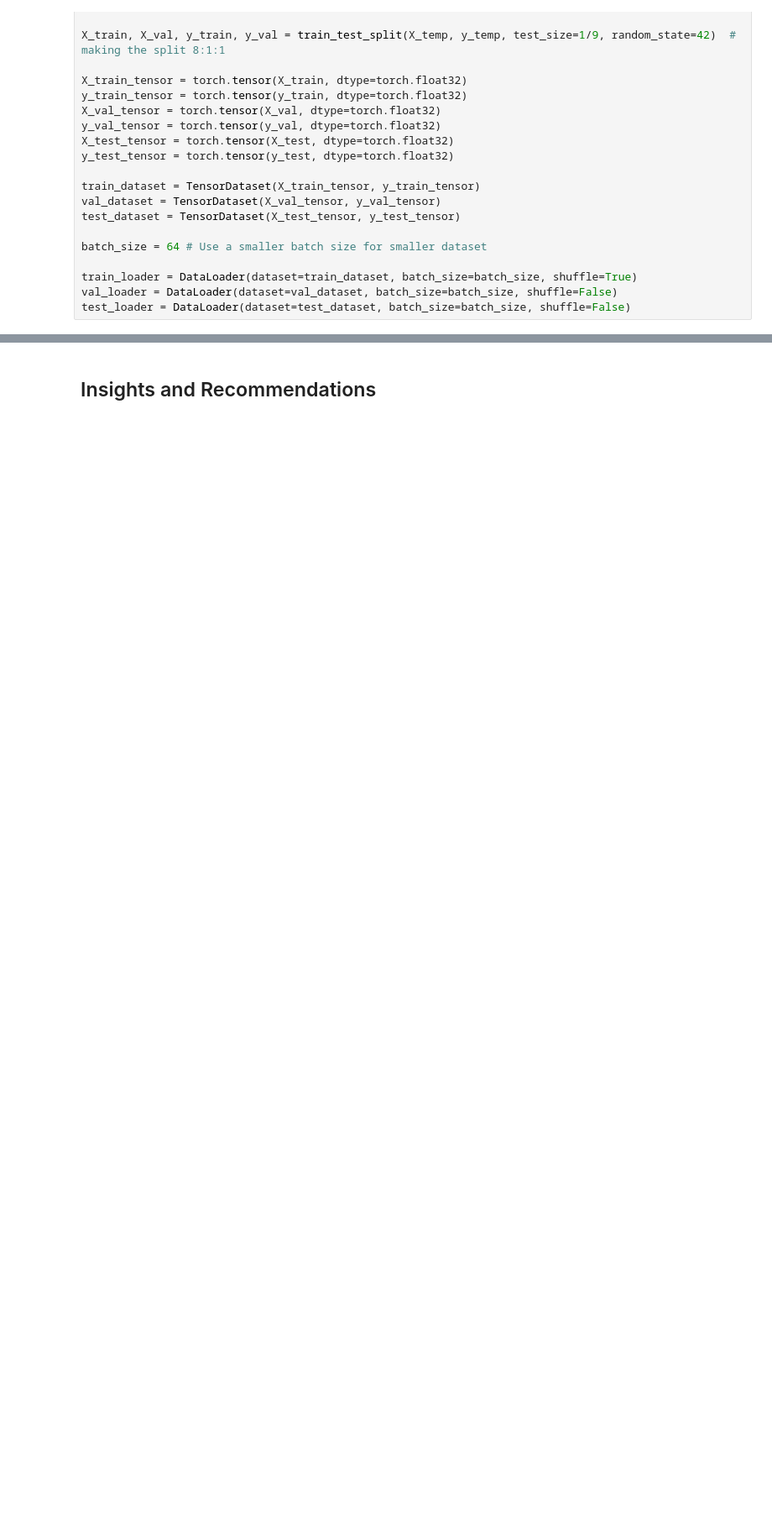
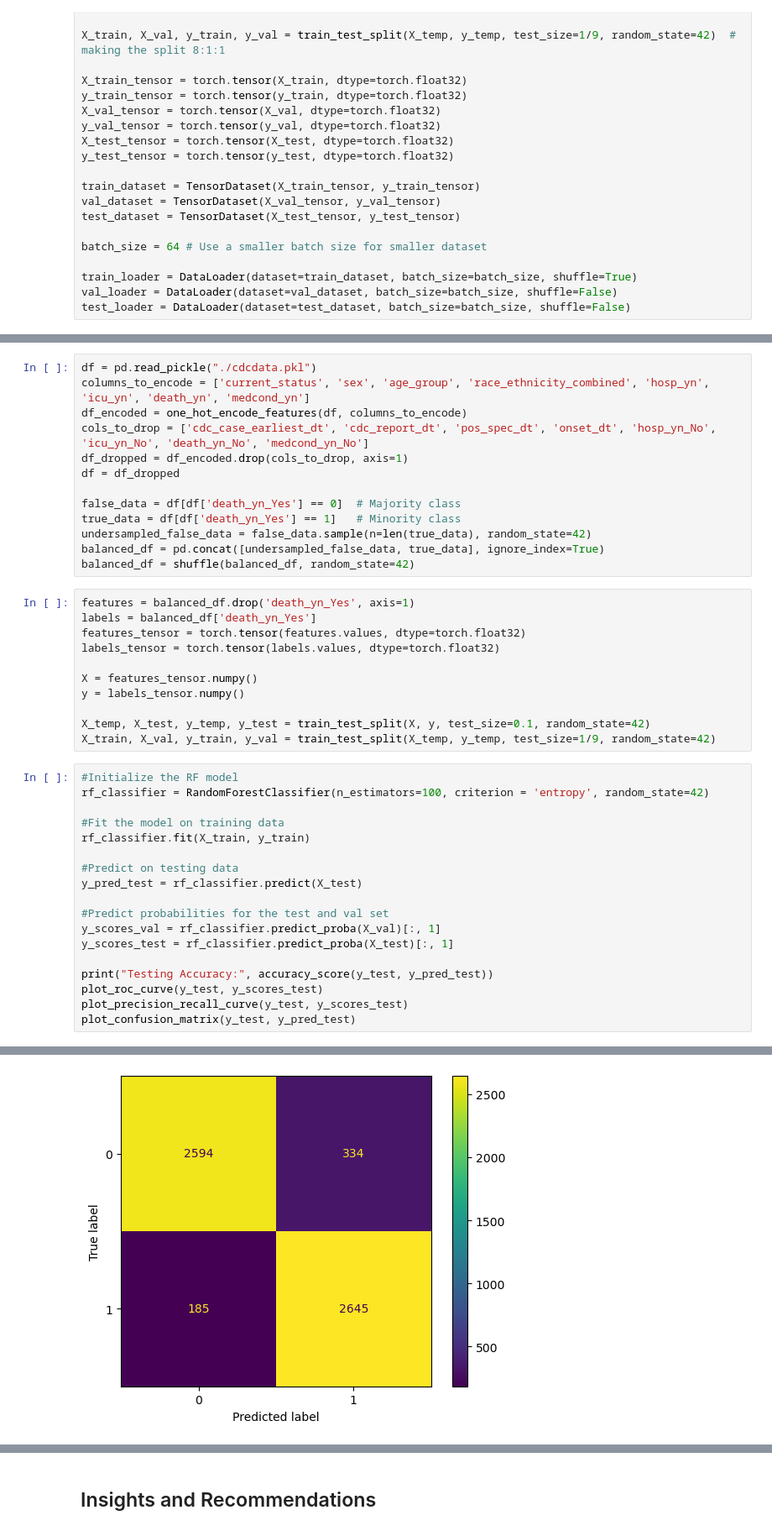
Before and after one commit to shuyashou/covid19_mortality_machine_learning_project, a Jupyter notebook: jupyter/final_report.ipynb, the cells around one changed output, grey strips where cells are left out. Shown at 84% size. Cells and saved outputs as stored; diff of their text form; blank space fills up the shorter version.

```diff
--- a/jupyter/final_report.ipynb
+++ b/jupyter/final_report.ipynb
@@ -673,0 +688,43 @@ print(classification_report(y_val_tensor, y_pred_test))
+# %%
+df = pd.read_pickle("./cdcdata.pkl")
+columns_to_encode = ['current_status', 'sex', 'age_group', 'race_ethnicity_combined', 'hosp_yn', 'icu_yn', 'death_yn', 'medcond_yn']
+df_encoded = one_hot_encode_features(df, columns_to_encode)
+cols_to_drop = ['cdc_case_earliest_dt', 'cdc_report_dt', 'pos_spec_dt', 'onset_dt', 'hosp_yn_No', 'icu_yn_No', 'death_yn_No', 'medcond_yn_No']
+df_dropped = df_encoded.drop(cols_to_drop, axis=1)
+df = df_dropped
+
+false_data = df[df['death_yn_Yes'] == 0]  # Majority class
+true_data = df[df['death_yn_Yes'] == 1]   # Minority class
+undersampled_false_data = false_data.sample(n=len(true_data), random_state=42)
+balanced_df = pd.concat([undersampled_false_data, true_data], ignore_index=True)
+balanced_df = shuffle(balanced_df, random_state=42)
+# %%
+features = balanced_df.drop('death_yn_Yes', axis=1)
+labels = balanced_df['death_yn_Yes']
+features_tensor = torch.tensor(features.values, dtype=torch.float32)
+labels_tensor = torch.tensor(labels.values, dtype=torch.float32)
+
+X = features_tensor.numpy()
+y = labels_tensor.numpy()
+
+X_temp, X_test, y_temp, y_test = train_test_split(X, y, test_size=0.1, random_state=42)
+X_train, X_val, y_train, y_val = train_test_split(X_temp, y_temp, test_size=1/9, random_state=42)
+# %%
+#Initialize the RF model
+rf_classifier = RandomForestClassifier(n_estimators=100, criterion = 'entropy', random_state=42)
+
+#Fit the model on training data
+rf_classifier.fit(X_train, y_train)
+
+#Predict on testing data
+y_pred_test = rf_classifier.predict(X_test)
+
+#Predict probabilities for the test and val set
+y_scores_val = rf_classifier.predict_proba(X_val)[:, 1]
+y_scores_test = rf_classifier.predict_proba(X_test)[:, 1]
+
+print("Testing Accuracy:", accuracy_score(y_test, y_pred_test))
+plot_roc_curve(y_test, y_scores_test)
+plot_precision_recall_curve(y_test, y_scores_test)
+plot_confusion_matrix(y_test, y_pred_test)
+# %% [output]
@@ -673,0 +734 @@ print(classification_report(y_val_tensor, y_pred_test))
+[figure, added]
```
Also changed, not shown: parts of 43 cells of this notebook.
